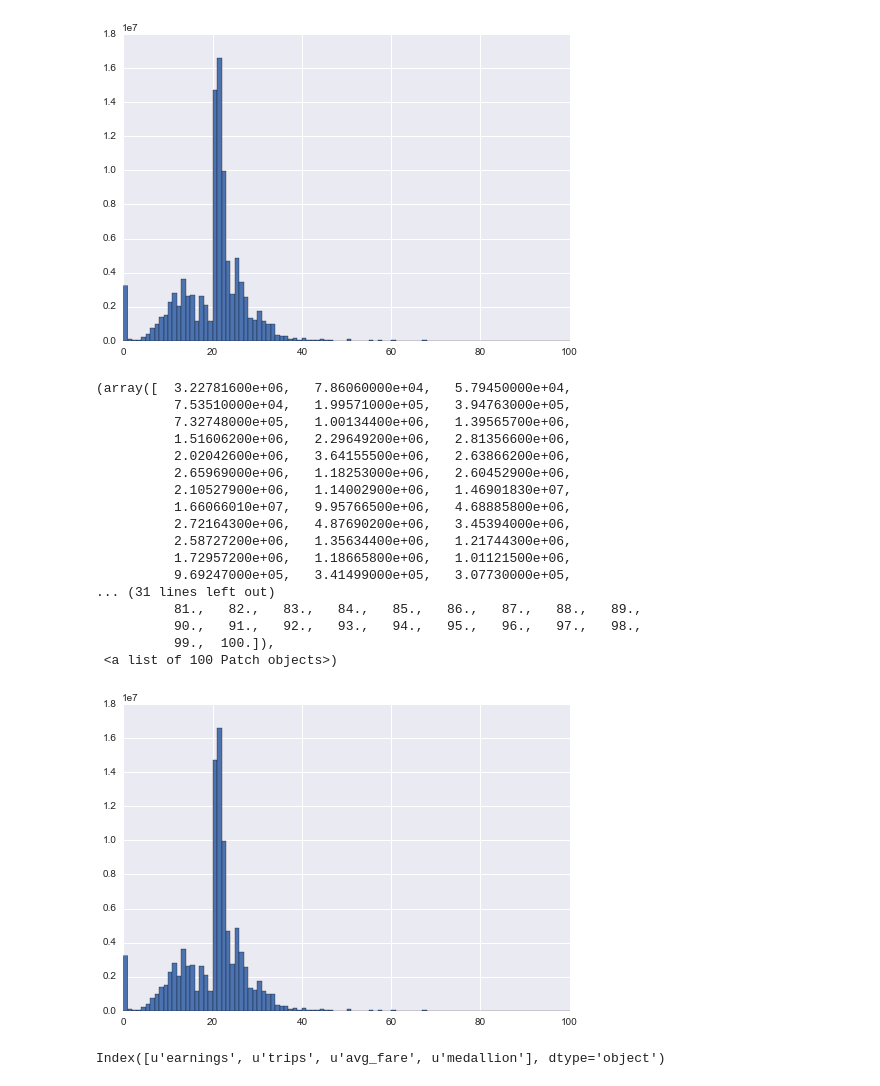
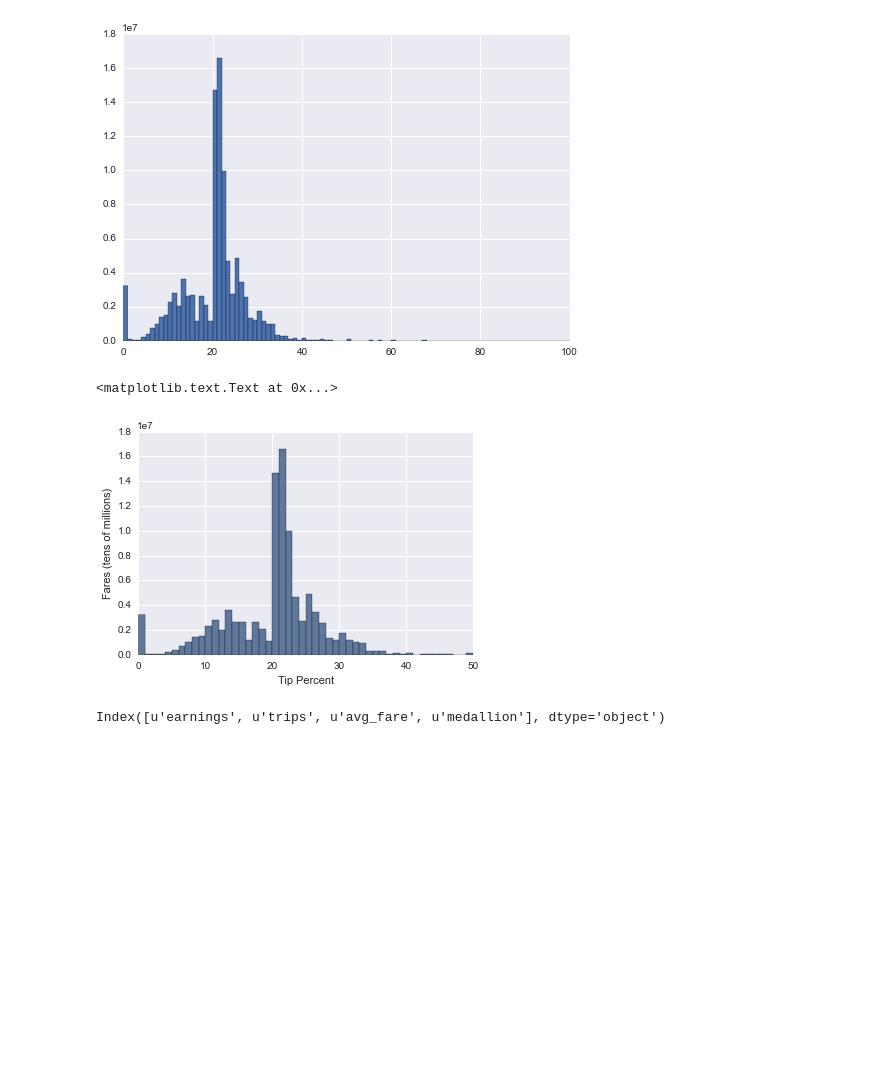
Before and after one commit to hack-c/taxidata, a Jupyter notebook: taxidata.ipynb, the cells around one changed output. Saved outputs shown, nothing was run; the diff lists cells and outputs as text; code cells hidden in the pictures; blank space fills up the shorter version.

```diff
--- a/taxidata.ipynb
+++ b/taxidata.ipynb
@@ -33,27 +33,15 @@ plt.hist(tips, 100, range=(0,100))
 dftips = pd.read_csv('/Users/charliehack/Downloads/results-20141102-023832 (1).csv')
 # %%
 tips = np.array(list(itertools.chain.from_iterable([[pct]*freq for pct, freq in zip(dftips['tip_pct'], dftips['trips'])])))
-# %%
-plt.hist(tips, 100, range=(0,100))
-# %% [output]
-(array([  3.22781600e+06,   7.86060000e+04,   5.79450000e+04,
-          7.53510000e+04,   1.99571000e+05,   3.94763000e+05,
-          7.32748000e+05,   1.00134400e+06,   1.39565700e+06,
-          1.51606200e+06,   2.29649200e+06,   2.81356600e+06,
-          2.02042600e+06,   3.64155500e+06,   2.63866200e+06,
-          2.65969000e+06,   1.18253000e+06,   2.60452900e+06,
-          2.10527900e+06,   1.14002900e+06,   1.46901830e+07,
-          1.66066010e+07,   9.95766500e+06,   4.68885800e+06,
-          2.72164300e+06,   4.87690200e+06,   3.45394000e+06,
-          2.58727200e+06,   1.35634400e+06,   1.21744300e+06,
-          1.72957200e+06,   1.18665800e+06,   1.01121500e+06,
-          9.69247000e+05,   3.41499000e+05,   3.07730000e+05,
-... (31 lines left out)
-          81.,   82.,   83.,   84.,   85.,   86.,   87.,   88.,   89.,
-          90.,   91.,   92.,   93.,   94.,   95.,   96.,   97.,   98.,
-          99.,  100.]),
- <a list of 100 Patch objects>)
-[figure, removed]
+# %%
+tips = np.array(list(itertools.chain.from_iterable([[pct]*freq for pct, freq in zip(dftips['tip_pct'], dftips['trips'])])))
+# %%
+plt.hist(tips, 50, range=(0,50))
+plt.xlabel("Tip Percent")
+plt.ylabel("Fares (tens of millions)")
+# %% [output]
+<matplotlib.text.Text at 0x...>
+[figure, added]
 # %%
 cabbies = pd.read_csv('/Users/charliehack/Downloads/results-20141108-170304.csv')
 # %%
```
Also changed, not shown: parts of 1 cell of this notebook.
